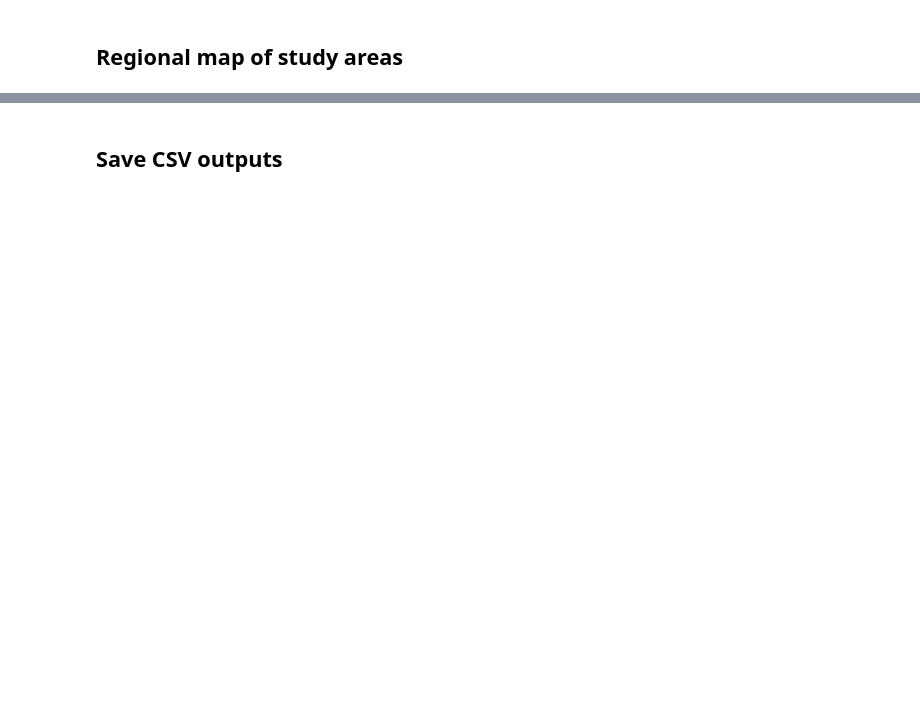
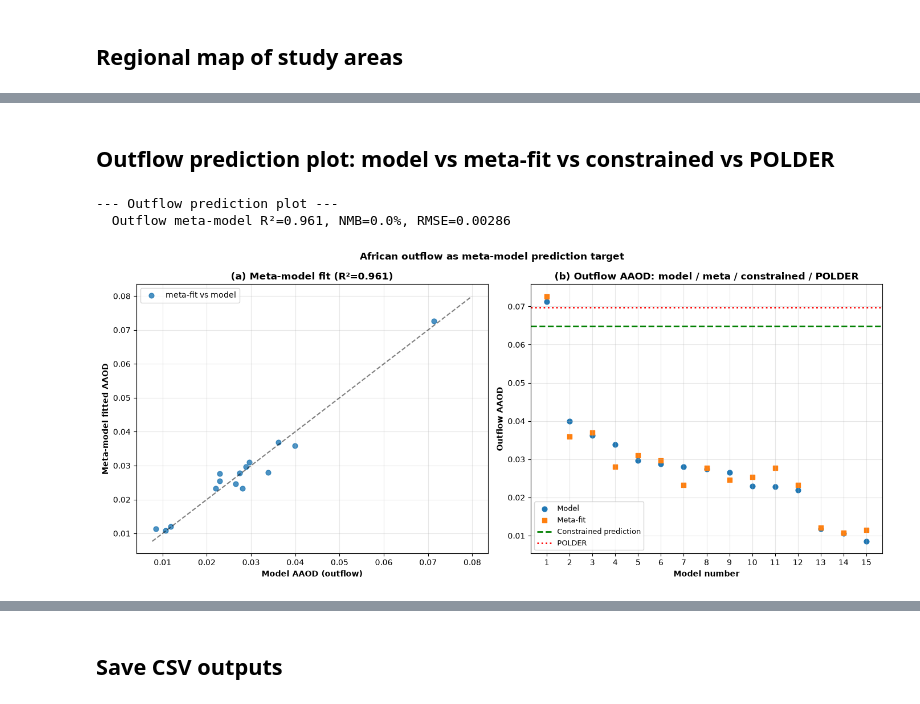
Before and after one commit to jessieaha/AeroCom_Error, a Jupyter notebook: notebooks/error_attribution.ipynb, the cells around one changed output, grey strips where cells are left out. Cells and saved outputs as stored; diff of their text form; code cells hidden in the pictures; blank space fills up the shorter version.

```diff
--- a/notebooks/error_attribution.ipynb
+++ b/notebooks/error_attribution.ipynb
@@ -1232,0 +1437,57 @@ if SAVE_FIGURE:
+# %% [markdown]
+## Outflow prediction plot: model vs meta-fit vs constrained vs POLDER
+# %%
+print('\n--- Outflow prediction plot ---')
+if outflow_pred_df.empty:
+    print('  No outflow predictions to plot.')
+else:
+    fig, axes = plt.subplots(1, 2, figsize=(14, 6))
+
+    ax = axes[0]
+    ax.scatter(outflow_pred_df['AAOD_model'], outflow_pred_df['AAOD_meta_fit'],
+               s=40, alpha=0.8, label='meta-fit vs model')
+    lims = [
+        min(outflow_pred_df['AAOD_model'].min(), outflow_pred_df['AAOD_meta_fit'].min()) * 0.9,
+        max(outflow_pred_df['AAOD_model'].max(), outflow_pred_df['AAOD_meta_fit'].max()) * 1.1,
+    ]
+    ax.plot(lims, lims, 'k--', alpha=0.5)
+    ax.set_xlabel('Model AAOD (outflow)', fontweight='bold')
+    ax.set_ylabel('Meta-model fitted AAOD', fontweight='bold')
+    title_r2 = outflow_meta_params['r2'] if outflow_meta_params else np.nan
+    ax.set_title(f'(a) Meta-model fit (R²={title_r2:.3f})', fontweight='bold')
+    ax.grid(True, alpha=0.3)
+    ax.legend()
+
+    ax = axes[1]
+    sub = outflow_pred_df.sort_values('AAOD_model', ascending=False).reset_index(drop=True)
+    x = np.arange(len(sub))
+    ax.scatter(x, sub['AAOD_model'], label='Model', s=40)
+    ax.scatter(x, sub['AAOD_meta_fit'], label='Meta-fit', s=40, marker='s')
+    ax.axhline(sub['AAOD_constrained'].iloc[0], color='green', linestyle='--',
+               linewidth=2, label='Constrained prediction')
+    ax.axhline(sub['AAOD_obs'].iloc[0], color='red', linestyle=':',
+               linewidth=2, label='POLDER')
+    ax.set_xticks(x)
+    ax.set_xticklabels(np.arange(1, len(sub) + 1))
+    ax.set_xlabel('Model number', fontweight='bold')
+    ax.set_ylabel('Outflow AAOD', fontweight='bold')
+    ax.set_title('(b) Outflow AAOD: model / meta / constrained / POLDER', fontweight='bold')
+    ax.legend(fontsize=9)
+    ax.grid(True, alpha=0.3)
+
+    plt.suptitle('African outflow as meta-model prediction target', fontweight='bold')
+    plt.tight_layout()
+    fig_path = project_root / 'notebooks' / 'figure3_outflow_meta_prediction.png'
+    if SAVE_FIGURE:
+        plt.savefig(fig_path, dpi=300, bbox_inches='tight')
+        print(f'Saved: {fig_path}')
+        plt.close(fig)
+
+
+    if outflow_meta_params:
+        print(f"  Outflow meta-model R²={outflow_meta_params['r2']:.3f}, "
+              f"NMB={outflow_meta_params['nmb']:.1f}%, RMSE={outflow_meta_params['rmse']:.5f}")
+# %% [output]
+--- Outflow prediction plot ---
+  Outflow meta-model R²=0.961, NMB=0.0%, RMSE=0.00286
+[figure, added]
```
Also changed, not shown: parts of 44 cells of this notebook.
